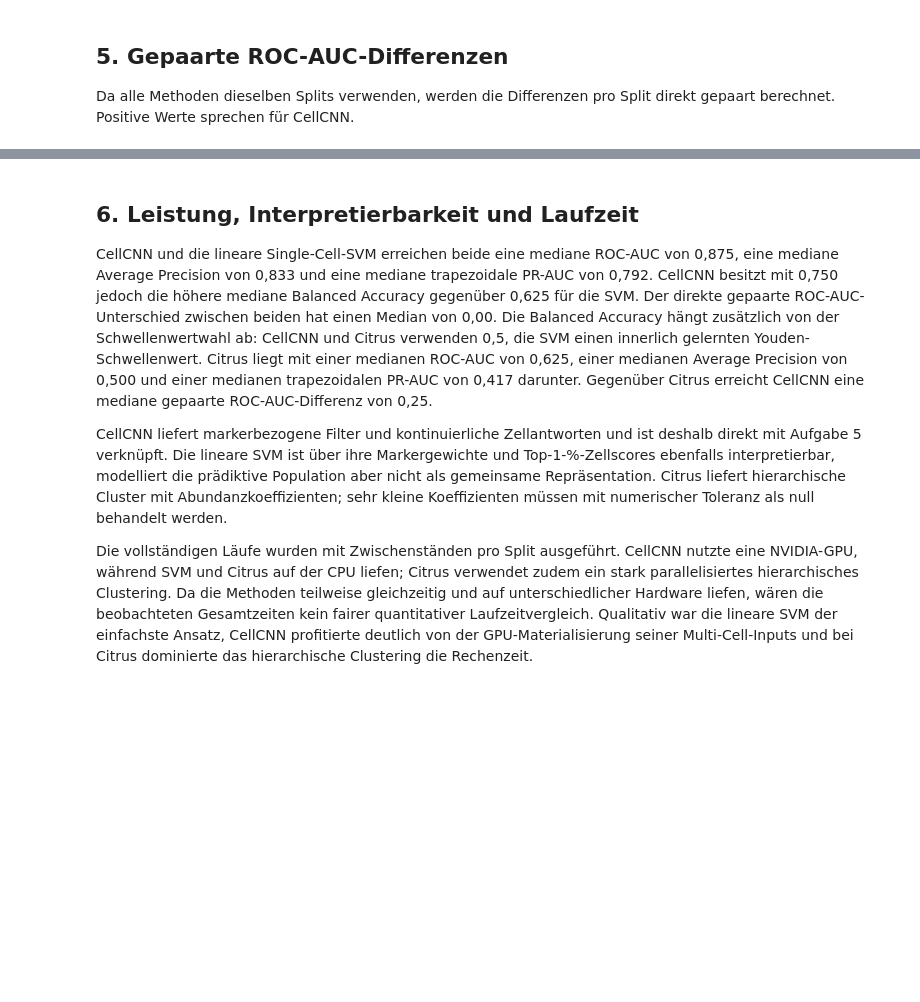
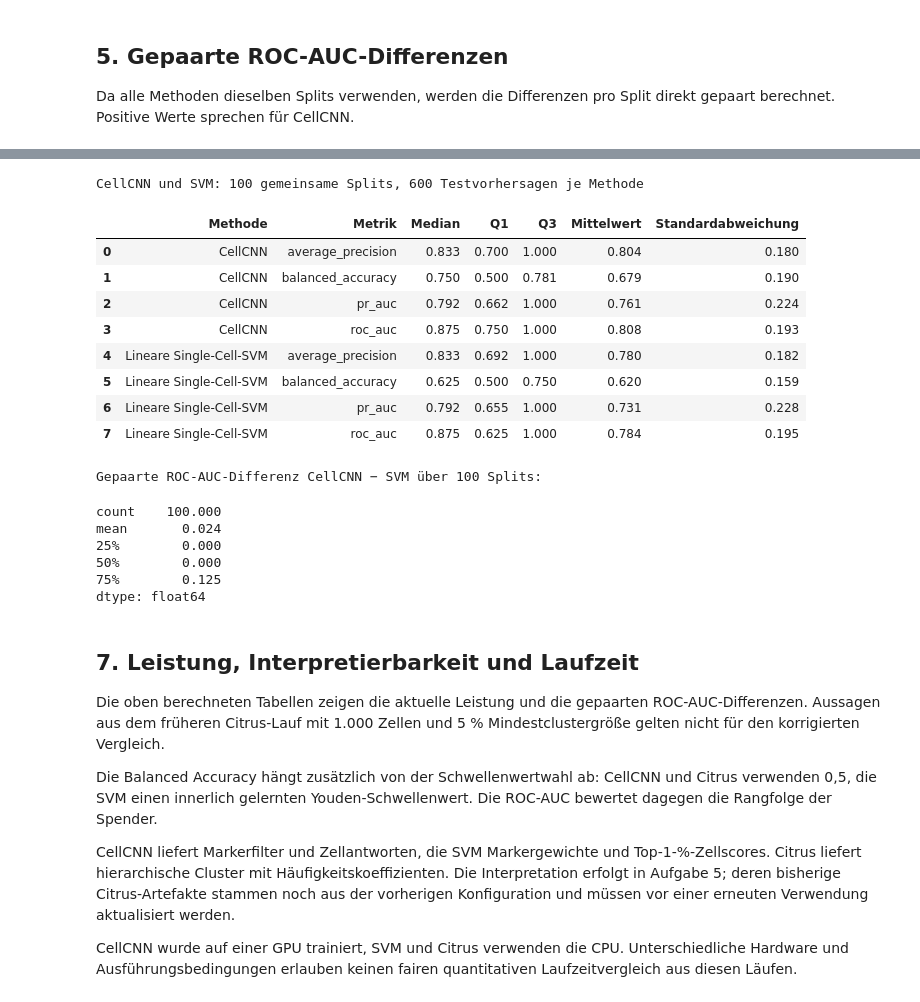
Before and after one commit to habicht12/SSBI-Project, a Jupyter notebook: notebooks/04e_comparison.ipynb, the cells around one changed output, grey strips where cells are left out. Drawn from its saved outputs; the diff is of its cells as text; code cells hidden in the pictures; blank space fills up the shorter version.

```diff
--- a/notebooks/04e_comparison.ipynb
+++ b/notebooks/04e_comparison.ipynb
@@ -257,15 +285,58 @@ plt.show()
+# %%
+# Zweck: Vorhandene CellCNN-/SVM-Ergebnisse über alle 100 gemeinsamen Splits auswerten.
+cellcnn_svm_metrics = (
+    cellcnn_svm_predictions.groupby(["method_label", "split_id"])
+    .apply(compute_metrics, include_groups=False)
+    .reset_index()
+)
+assert cellcnn_svm_metrics.groupby("method_label")["split_id"].nunique().eq(100).all()
+cellcnn_svm_summary = (
+    cellcnn_svm_metrics.melt(
+        id_vars=["method_label", "split_id"], value_vars=metric_columns,
+        var_name="Metrik", value_name="Wert",
+    )
+    .groupby(["method_label", "Metrik"])["Wert"]
+    .agg(Median="median", Q1=lambda x: x.quantile(0.25),
+         Q3=lambda x: x.quantile(0.75), Mittelwert="mean", Standardabweichung="std")
+    .reset_index().rename(columns={"method_label": "Methode"})
+)
+cellcnn_svm_metrics.to_csv(TABLES_DIR / "task4_cellcnn_svm_100_split_metrics.csv", index=False)
+cellcnn_svm_summary.to_csv(TABLES_DIR / "task4_cellcnn_svm_100_metric_summary.csv", index=False)
+print("CellCNN und SVM: 100 gemeinsame Splits, 600 Testvorhersagen je Methode")
+display(cellcnn_svm_summary.round(3))
+
+cellcnn_svm_roc = cellcnn_svm_metrics.pivot(
+    index="split_id", columns="method_label", values="roc_auc"
+)
+cellcnn_svm_difference = cellcnn_svm_roc["CellCNN"] - cellcnn_svm_roc["Lineare Single-Cell-SVM"]
+print("Gepaarte ROC-AUC-Differenz CellCNN − SVM über 100 Splits:")
+display(cellcnn_svm_difference.describe().loc[["count", "mean", "25%", "50%", "75%"]].round(3))
+# %% [output]
+CellCNN und SVM: 100 gemeinsame Splits, 600 Testvorhersagen je Methode
+|  | Methode | Metrik | Median | Q1 | Q3 | Mittelwert | Standardabweichung |
+| 0 | CellCNN | average_precision | 0.833 | 0.700 | 1.000 | 0.804 | 0.180 |
+| 1 | CellCNN | balanced_accuracy | 0.750 | 0.500 | 0.781 | 0.679 | 0.190 |
+| 2 | CellCNN | pr_auc | 0.792 | 0.662 | 1.000 | 0.761 | 0.224 |
+| 3 | CellCNN | roc_auc | 0.875 | 0.750 | 1.000 | 0.808 | 0.193 |
+| 4 | Lineare Single-Cell-SVM | average_precision | 0.833 | 0.692 | 1.000 | 0.780 | 0.182 |
+| 5 | Lineare Single-Cell-SVM | balanced_accuracy | 0.625 | 0.500 | 0.750 | 0.620 | 0.159 |
+| 6 | Lineare Single-Cell-SVM | pr_auc | 0.792 | 0.655 | 1.000 | 0.731 | 0.228 |
+| 7 | Lineare Single-Cell-SVM | roc_auc | 0.875 | 0.625 | 1.000 | 0.784 | 0.195 |
+Gepaarte ROC-AUC-Differenz CellCNN − SVM über 100 Splits:
+count    100.000
+mean       0.024
+25%        0.000
+50%        0.000
+75%        0.125
+dtype: float64
 # %% [markdown]
-## 6. Leistung, Interpretierbarkeit und Laufzeit
+## 7. Leistung, Interpretierbarkeit und Laufzeit
 
-CellCNN und die lineare Single-Cell-SVM erreichen beide eine mediane ROC-AUC von
-0,875, eine mediane Average Precision von 0,833 und eine mediane trapezoidale
-PR-AUC von 0,792. CellCNN besitzt mit 0,750 jedoch die höhere mediane Balanced Accuracy gegenüber 0,625 für die SVM. Der direkte gepaarte ROC-AUC-Unterschied zwischen beiden hat einen Median von
-0,00. Die Balanced Accuracy hängt zusätzlich von der Schwellenwertwahl ab:
-CellCNN und Citrus verwenden 0,5, die SVM einen innerlich gelernten
-Youden-Schwellenwert. Citrus liegt mit einer medianen ROC-AUC von 0,625, einer medianen Average
-Precision von 0,500 und einer medianen trapezoidalen PR-AUC von 0,417 darunter. Gegenüber Citrus erreicht CellCNN eine mediane gepaarte ROC-AUC-Differenz von 0,25.
+Die oben berechneten Tabellen zeigen die aktuelle Leistung und die gepaarten ROC-AUC-Differenzen. Aussagen aus dem früheren Citrus-Lauf mit 1.000 Zellen und 5 % Mindestclustergröße gelten nicht für den korrigierten Vergleich.
 
-CellCNN liefert markerbezogene Filter und kontinuierliche Zellantworten und ist deshalb direkt mit Aufgabe 5 verknüpft. Die lineare SVM ist über ihre Markergewichte und Top-1-%-Zellscores ebenfalls interpretierbar, modelliert die prädiktive Population aber nicht als gemeinsame Repräsentation. Citrus liefert hierarchische Cluster mit Abundanzkoeffizienten; sehr kleine Koeffizienten müssen mit numerischer Toleranz als null behandelt werden.
+Die Balanced Accuracy hängt zusätzlich von der Schwellenwertwahl ab: CellCNN und Citrus verwenden 0,5, die SVM einen innerlich gelernten Youden-Schwellenwert. Die ROC-AUC bewertet dagegen die Rangfolge der Spender.
 
-Die vollständigen Läufe wurden mit Zwischenständen pro Split ausgeführt. CellCNN nutzte eine NVIDIA-GPU, während SVM und Citrus auf der CPU liefen; Citrus verwendet zudem ein stark parallelisiertes hierarchisches Clustering. Da die Methoden teilweise gleichzeitig und auf unterschiedlicher Hardware liefen, wären die beobachteten Gesamtzeiten kein fairer quantitativer Laufzeitvergleich. Qualitativ war die lineare SVM der einfachste Ansatz, CellCNN profitierte deutlich von der GPU-Materialisierung seiner Multi-Cell-Inputs und bei Citrus dominierte das hierarchische Clustering die Rechenzeit.
+CellCNN liefert Markerfilter und Zellantworten, die SVM Markergewichte und Top-1-%-Zellscores. Citrus liefert hierarchische Cluster mit Häufigkeitskoeffizienten. Die Interpretation erfolgt in Aufgabe 5; deren bisherige Citrus-Artefakte stammen noch aus der vorherigen Konfiguration und müssen vor einer erneuten Verwendung aktualisiert werden.
+
+CellCNN wurde auf einer GPU trainiert, SVM und Citrus verwenden die CPU. Unterschiedliche Hardware und Ausführungsbedingungen erlauben keinen fairen quantitativen Laufzeitvergleich aus diesen Läufen.
 # %% [markdown]
```
Also changed, not shown: parts of 11 cells of this notebook, 10 other files.
